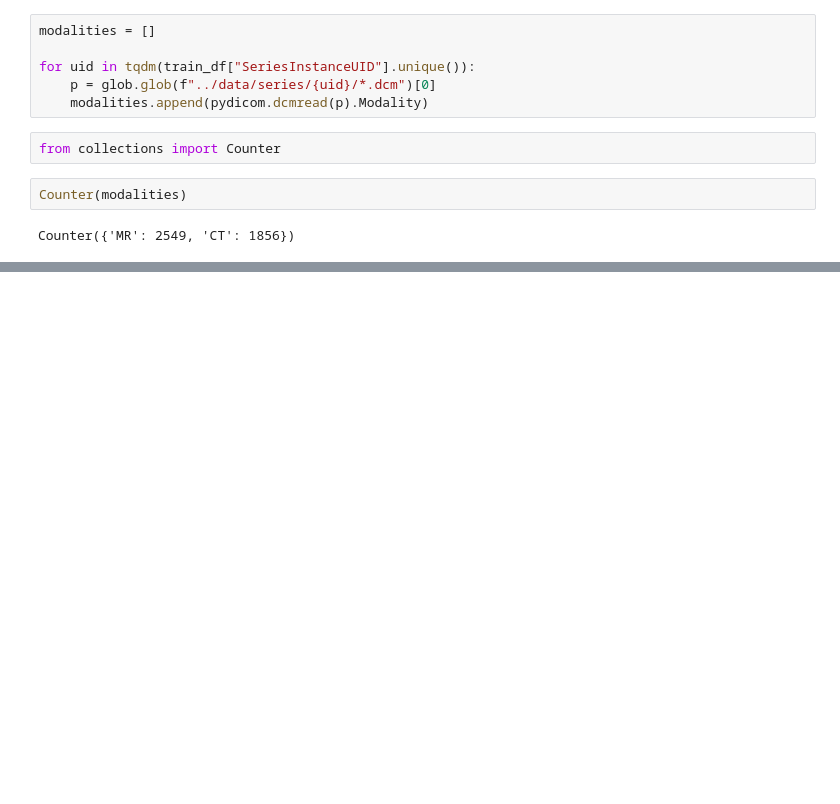
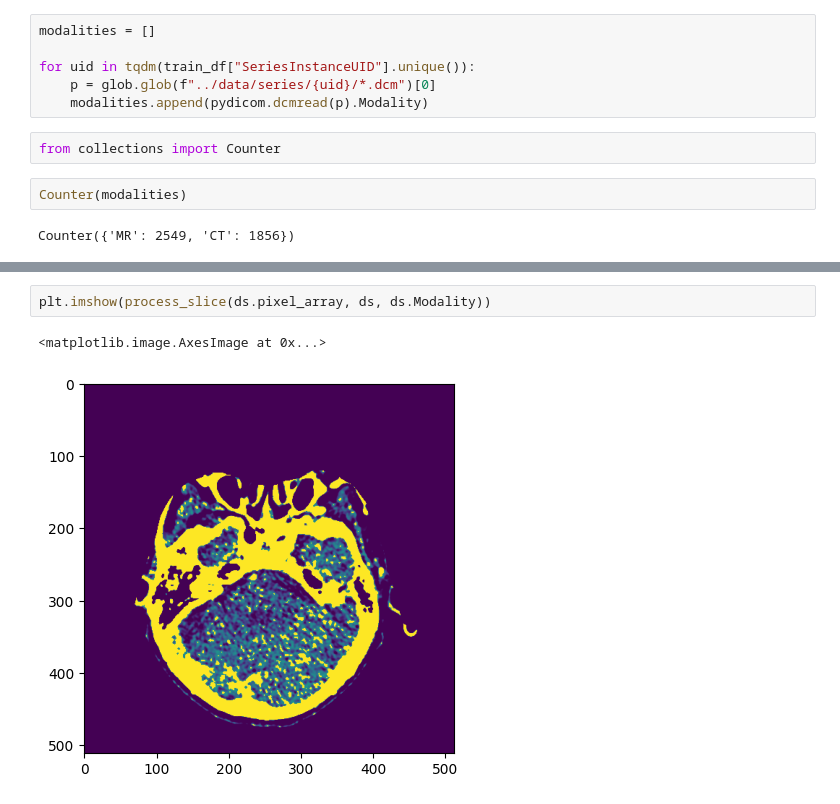
Before and after one commit to tom99763/9th-place-solution-RSNA-IAD, a Jupyter notebook: notebooks/Untitled.ipynb, the cells around one changed output, grey strips where cells are left out. Cells and saved outputs as stored; diff of their text form; blank space fills up the shorter version.

```diff
--- a/notebooks/Untitled.ipynb
+++ b/notebooks/Untitled.ipynb
@@ -623,0 +765,5 @@ Counter({'MR': 2549, 'CT': 1856})
+# %%
+plt.imshow(process_slice(ds.pixel_array, ds, ds.Modality))
+# %% [output]
+<matplotlib.image.AxesImage at 0x...>
+[figure, added]
```
Also changed, not shown: parts of 35 cells of this notebook, 8 other files.
